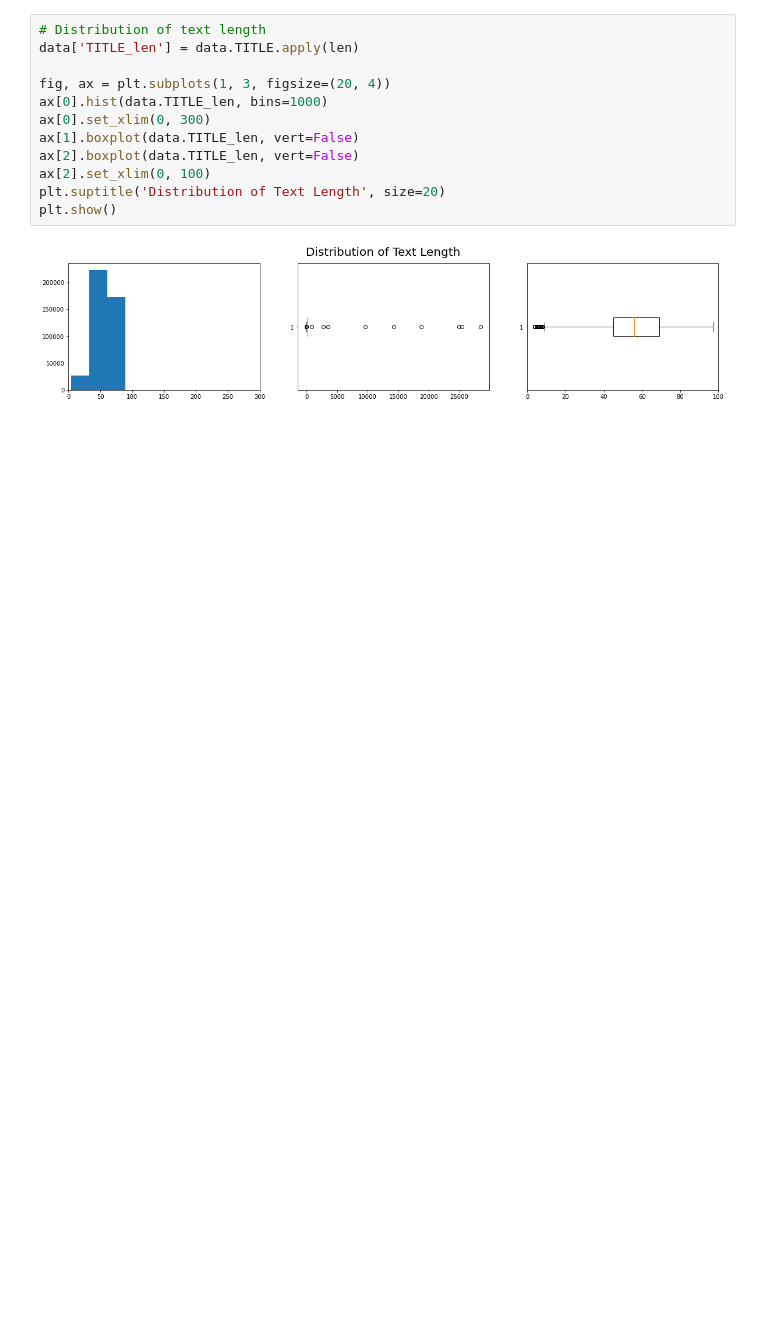
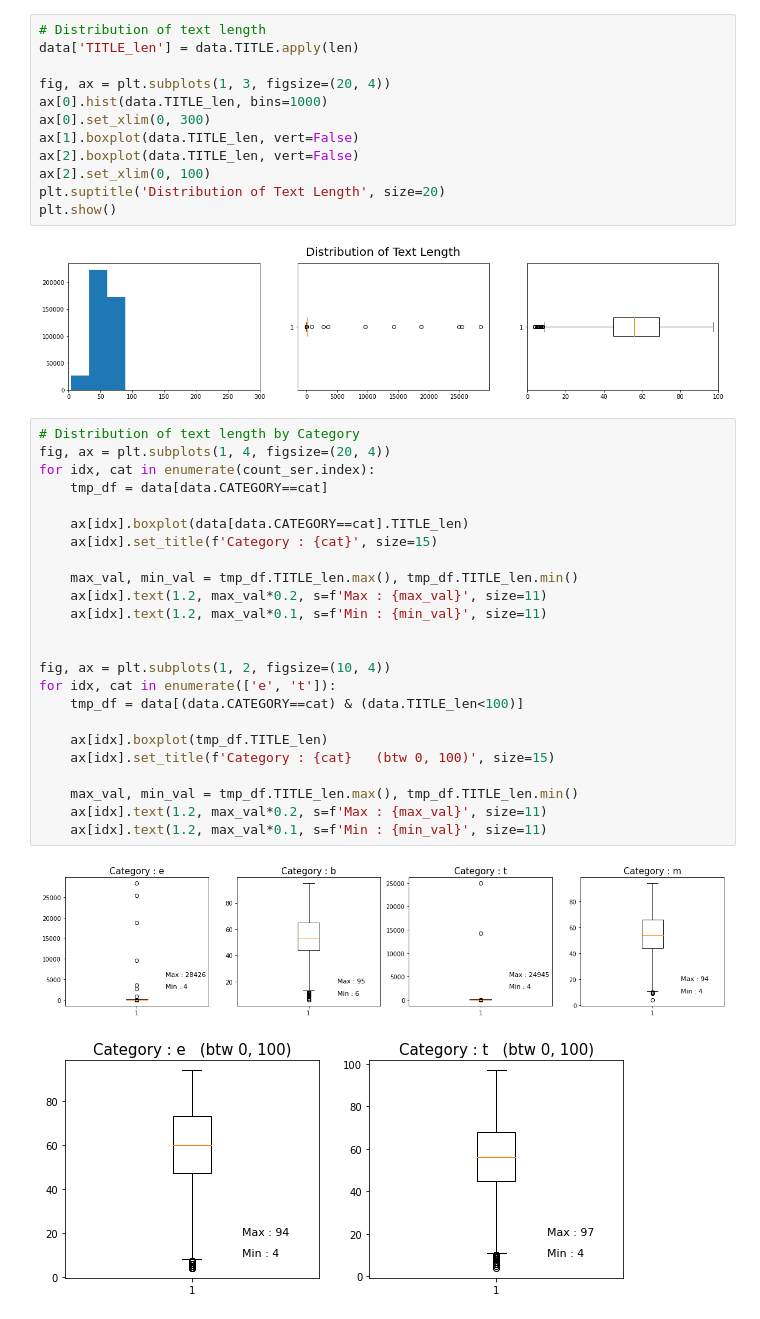
Before and after one commit to sam351/NLP_study, a Jupyter notebook: kaggle_news_dataset/201003_News-dataset_01_Train-LSTM.ipynb, the cells around one changed output. Cells and saved outputs as stored; diff of their text form; blank space fills up the shorter version.

```diff
--- a/kaggle_news_dataset/201003_News-dataset_01_Train-LSTM.ipynb
+++ b/kaggle_news_dataset/201003_News-dataset_01_Train-LSTM.ipynb
@@ -66,3 +76,30 @@ plt.suptitle('Distribution of Text Length', size=20)
 plt.show()
 # %% [output]
 [figure]
+# %%
+# Distribution of text length by Category
+fig, ax = plt.subplots(1, 4, figsize=(20, 4))
+for idx, cat in enumerate(count_ser.index):
+    tmp_df = data[data.CATEGORY==cat]
+
+    ax[idx].boxplot(data[data.CATEGORY==cat].TITLE_len)
+    ax[idx].set_title(f'Category : {cat}', size=15)
+
+    max_val, min_val = tmp_df.TITLE_len.max(), tmp_df.TITLE_len.min()
+    ax[idx].text(1.2, max_val*0.2, s=f'Max : {max_val}', size=11)
+    ax[idx].text(1.2, max_val*0.1, s=f'Min : {min_val}', size=11)
+
+
+fig, ax = plt.subplots(1, 2, figsize=(10, 4))
+for idx, cat in enumerate(['e', 't']):
+    tmp_df = data[(data.CATEGORY==cat) & (data.TITLE_len<100)]
+
+    ax[idx].boxplot(tmp_df.TITLE_len)
+    ax[idx].set_title(f'Category : {cat}   (btw 0, 100)', size=15)
+
+    max_val, min_val = tmp_df.TITLE_len.max(), tmp_df.TITLE_len.min()
+    ax[idx].text(1.2, max_val*0.2, s=f'Max : {max_val}', size=11)
+    ax[idx].text(1.2, max_val*0.1, s=f'Min : {min_val}', size=11)
+# %% [output]
+[figure, added]
+[figure, added]
```
Also changed, not shown: parts of 4 cells of this notebook.
